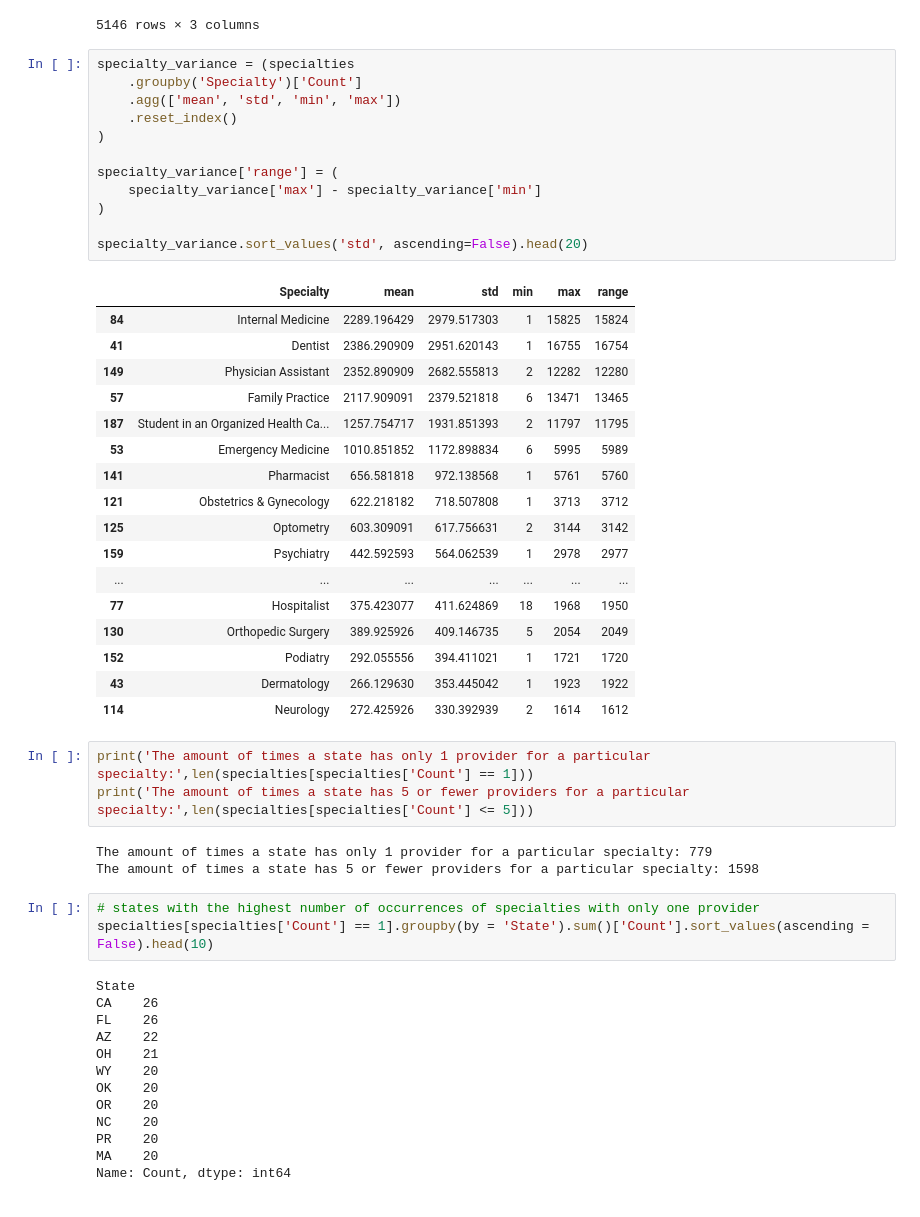
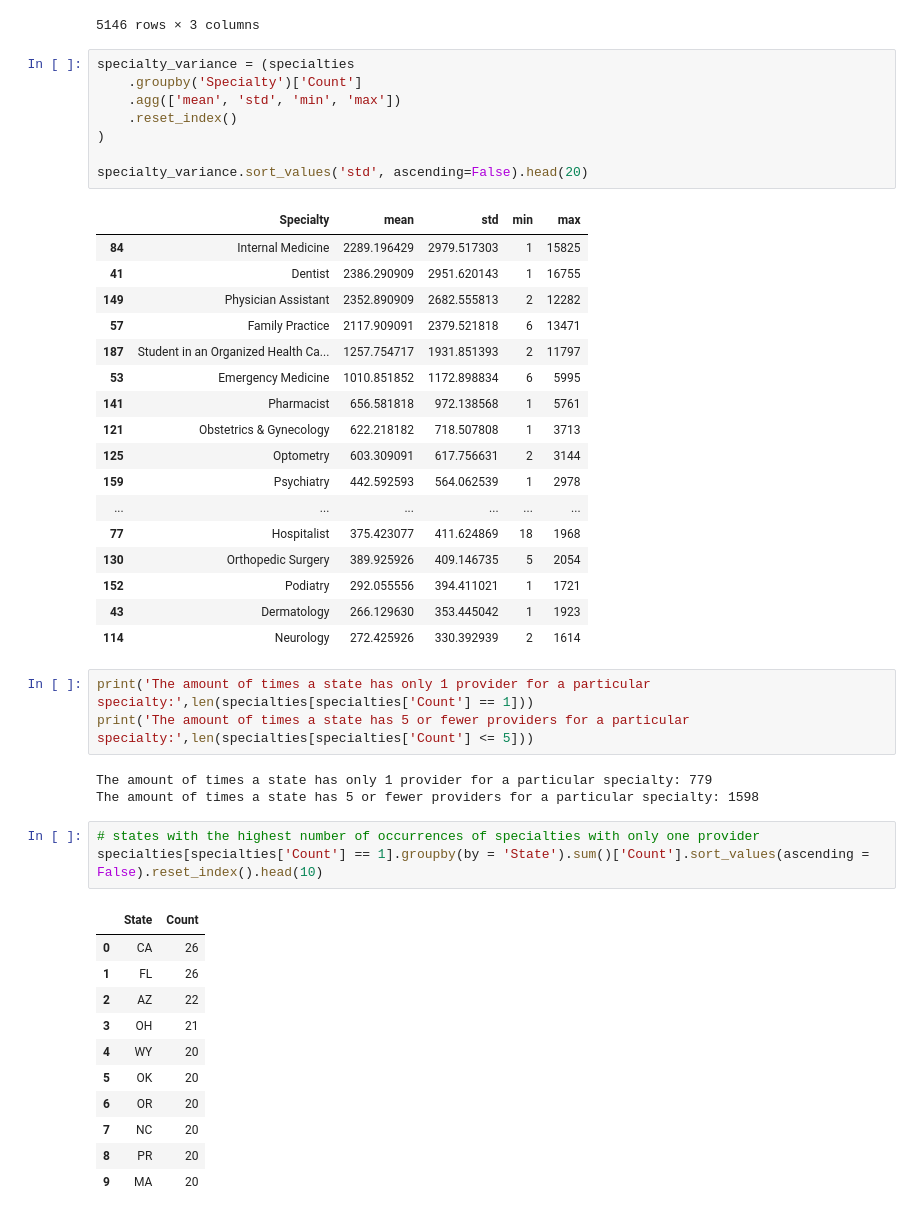
Before and after one commit to tonyinarula/Medicare-Part-D-Prescribing-Analysis, a Jupyter notebook: analysis.ipynb, the cells around one changed output. Drawn from its saved outputs; the diff is of its cells as text.

```diff
--- a/analysis.ipynb
+++ b/analysis.ipynb
@@ -236,33 +236,29 @@ specialties.sort_values(by = 'Count', ascending = False)
 # %%
 specialty_variance = (specialties
     .groupby('Specialty')['Count']
     .agg(['mean', 'std', 'min', 'max'])
     .reset_index()
 )
 
-specialty_variance['range'] = (
-    specialty_variance['max'] - specialty_variance['min']
-)
-
 specialty_variance.sort_values('std', ascending=False).head(20)
 # %% [output]
-|  | Specialty | mean | std | min | max | range |
-| 84 | Internal Medicine | 2289.196429 | 2979.517303 | 1 | 15825 | 15824 |
-| 41 | Dentist | 2386.290909 | 2951.620143 | 1 | 16755 | 16754 |
-| 149 | Physician Assistant | 2352.890909 | 2682.555813 | 2 | 12282 | 12280 |
-| 57 | Family Practice | 2117.909091 | 2379.521818 | 6 | 13471 | 13465 |
-| 187 | Student in an Organized Health Ca... | 1257.754717 | 1931.851393 | 2 | 11797 | 11795 |
-| 53 | Emergency Medicine | 1010.851852 | 1172.898834 | 6 | 5995 | 5989 |
-| 141 | Pharmacist | 656.581818 | 972.138568 | 1 | 5761 | 5760 |
-| 121 | Obstetrics & Gynecology | 622.218182 | 718.507808 | 1 | 3713 | 3712 |
-| 125 | Optometry | 603.309091 | 617.756631 | 2 | 3144 | 3142 |
-| 159 | Psychiatry | 442.592593 | 564.062539 | 1 | 2978 | 2977 |
-| ... | ... | ... | ... | ... | ... | ... |
-| 77 | Hospitalist | 375.423077 | 411.624869 | 18 | 1968 | 1950 |
-| 130 | Orthopedic Surgery | 389.925926 | 409.146735 | 5 | 2054 | 2049 |
-| 152 | Podiatry | 292.055556 | 394.411021 | 1 | 1721 | 1720 |
-| 43 | Dermatology | 266.129630 | 353.445042 | 1 | 1923 | 1922 |
-| 114 | Neurology | 272.425926 | 330.392939 | 2 | 1614 | 1612 |
+|  | Specialty | mean | std | min | max |
+| 84 | Internal Medicine | 2289.196429 | 2979.517303 | 1 | 15825 |
+| 41 | Dentist | 2386.290909 | 2951.620143 | 1 | 16755 |
+| 149 | Physician Assistant | 2352.890909 | 2682.555813 | 2 | 12282 |
+| 57 | Family Practice | 2117.909091 | 2379.521818 | 6 | 13471 |
+| 187 | Student in an Organized Health Ca... | 1257.754717 | 1931.851393 | 2 | 11797 |
+| 53 | Emergency Medicine | 1010.851852 | 1172.898834 | 6 | 5995 |
+| 141 | Pharmacist | 656.581818 | 972.138568 | 1 | 5761 |
+| 121 | Obstetrics & Gynecology | 622.218182 | 718.507808 | 1 | 3713 |
+| 125 | Optometry | 603.309091 | 617.756631 | 2 | 3144 |
+| 159 | Psychiatry | 442.592593 | 564.062539 | 1 | 2978 |
+| ... | ... | ... | ... | ... | ... |
+| 77 | Hospitalist | 375.423077 | 411.624869 | 18 | 1968 |
+| 130 | Orthopedic Surgery | 389.925926 | 409.146735 | 5 | 2054 |
+| 152 | Podiatry | 292.055556 | 394.411021 | 1 | 1721 |
+| 43 | Dermatology | 266.129630 | 353.445042 | 1 | 1923 |
+| 114 | Neurology | 272.425926 | 330.392939 | 2 | 1614 |
 # %%
 print('The amount of times a state has only 1 provider for a particular specialty:',len(specialties[specialties['Count'] == 1]))
 print('The amount of times a state has 5 or fewer providers for a particular specialty:',len(specialties[specialties['Count'] <= 5]))
@@ -271,17 +267,16 @@ The amount of times a state has only 1 provider for a particular specialty: 779
 The amount of times a state has 5 or fewer providers for a particular specialty: 1598
 # %%
 # states with the highest number of occurrences of specialties with only one provider
-specialties[specialties['Count'] == 1].groupby(by = 'State').sum()['Count'].sort_values(ascending = False).head(10)
+specialties[specialties['Count'] == 1].groupby(by = 'State').sum()['Count'].sort_values(ascending = False).reset_index().head(10)
 # %% [output]
-State
-CA    26
-FL    26
-AZ    22
-OH    21
-WY    20
-OK    20
-OR    20
-NC    20
-PR    20
-MA    20
-Name: Count, dtype: int64
+|  | State | Count |
+| 0 | CA | 26 |
+| 1 | FL | 26 |
+| 2 | AZ | 22 |
+| 3 | OH | 21 |
+| 4 | WY | 20 |
+| 5 | OK | 20 |
+| 6 | OR | 20 |
+| 7 | NC | 20 |
+| 8 | PR | 20 |
+| 9 | MA | 20 |
```
Also changed, not shown: parts of 3 cells of this notebook.
